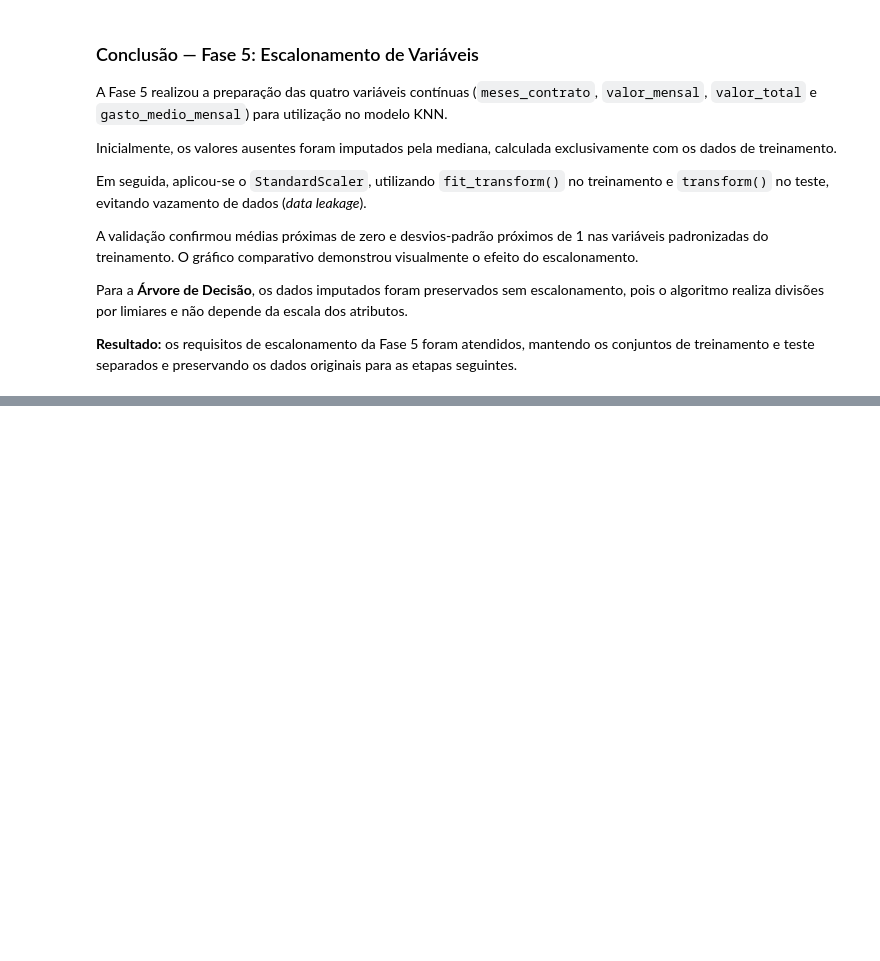
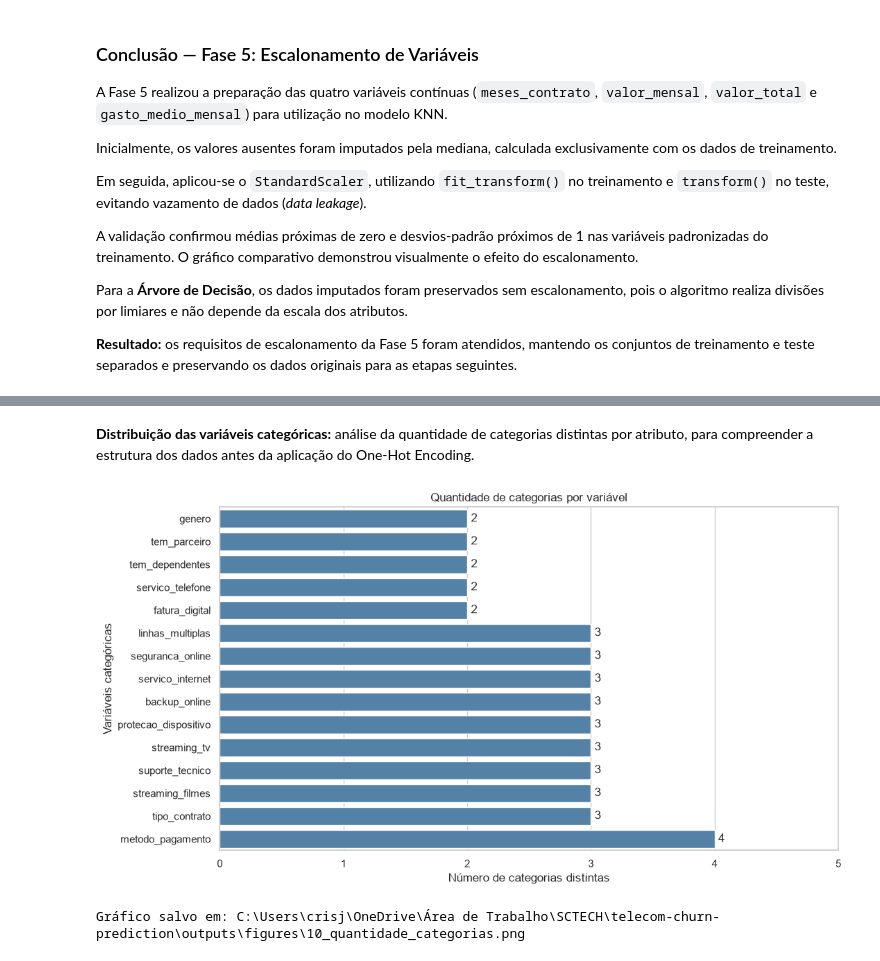
Before and after one commit to Cristina-Freitas/telecom-churn-prediction, a Jupyter notebook: notebooks/01_analise_exploratoria.ipynb, the cells around one changed output, grey strips where cells are left out. Drawn from its saved outputs; the diff is of its cells as text; code cells hidden in the pictures; blank space fills up the shorter version.

```diff
--- a/notebooks/01_analise_exploratoria.ipynb
+++ b/notebooks/01_analise_exploratoria.ipynb
@@ -1519,0 +1529,11 @@ Para a **Árvore de Decisão**, os dados imputados foram preservados sem escalon
+# %%
+# Identificar as variáveis categóricas do treinamento
+colunas_categoricas = X_train_imp.select_dtypes(
+    include=["object", "string", "category"]
+).columns.tolist()
+
+print("Variáveis categóricas identificadas:")
+print(colunas_categoricas)
+
+print("\nQuantidade de variáveis categóricas:")
+print(len(colunas_categoricas))
@@ -1519,0 +1546,51 @@ Para a **Árvore de Decisão**, os dados imputados foram preservados sem escalon
+# %% [markdown]
+**Distribuição das variáveis categóricas:** análise da quantidade de categorias distintas por atributo, para compreender a estrutura dos dados antes da aplicação do One-Hot Encoding.
+# %%
+# Contar as categorias distintas de cada variável
+quantidade_categorias = (
+    X_train_imp[colunas_categoricas]
+    .nunique(dropna=False)
+    .sort_values(ascending=True)
+)
+
+# Visualizar a quantidade de categorias por atributo
+fig, ax = plt.subplots(figsize=(11, 6))
+
+sns.barplot(
+    x=quantidade_categorias.values,
+    y=quantidade_categorias.index,
+    color="steelblue",
+    ax=ax
+)
+
+ax.set_title("Quantidade de categorias por variável")
+ax.set_xlabel("Número de categorias distintas")
+ax.set_ylabel("Variáveis categóricas")
+
+for i, valor in enumerate(quantidade_categorias.values):
+    ax.text(valor + 0.03, i, str(valor), va="center")
+
+ax.set_xlim(0, quantidade_categorias.max() + 1)
+
+plt.tight_layout()
+
+# Salvar seguindo o padrão do projeto
+DIRETORIO_FIGURAS = RAIZ_PROJETO / "outputs" / "figures"
+DIRETORIO_FIGURAS.mkdir(parents=True, exist_ok=True)
+
+CAMINHO_GRAFICO = (
+    DIRETORIO_FIGURAS / "10_quantidade_categorias.png"
+)
+
+fig.savefig(
+    CAMINHO_GRAFICO,
+    dpi=300,
+    bbox_inches="tight"
+)
+
+plt.show()
+
+print(f"Gráfico salvo em: {CAMINHO_GRAFICO}")
+# %% [output]
+[figure, added]
+Gráfico salvo em: C:\Users\crisj\OneDrive\Área de Trabalho\SCTECH\telecom-churn-prediction\outputs\figures\10_quantidade_categorias.png
```
Also changed, not shown: parts of 23 cells of this notebook, 7 other files.
